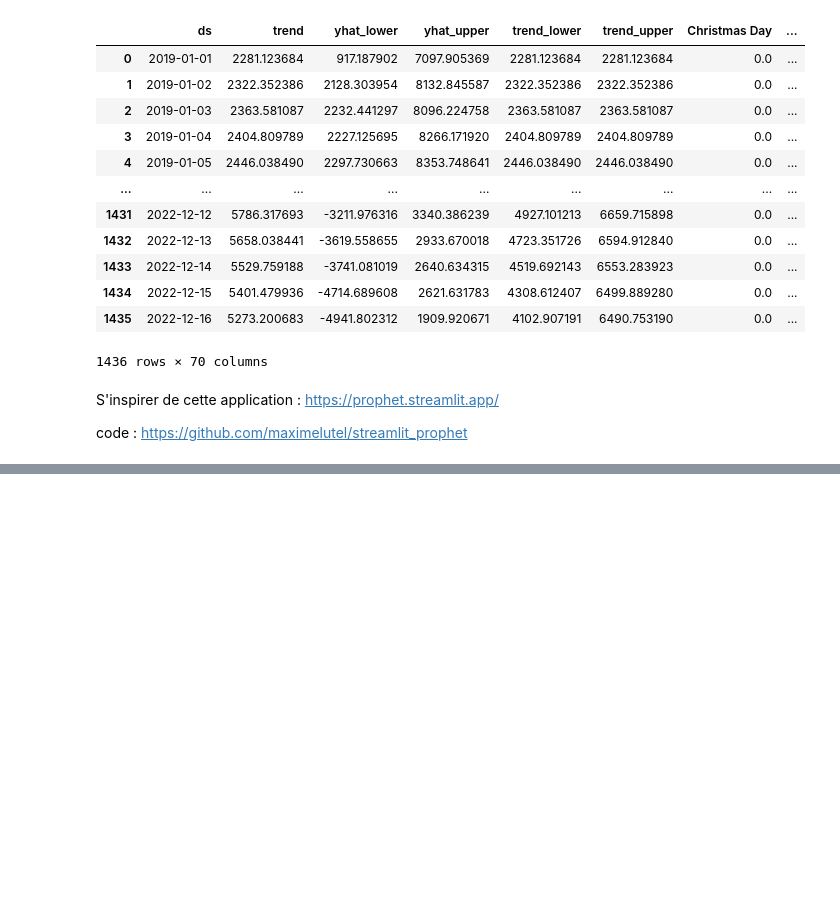
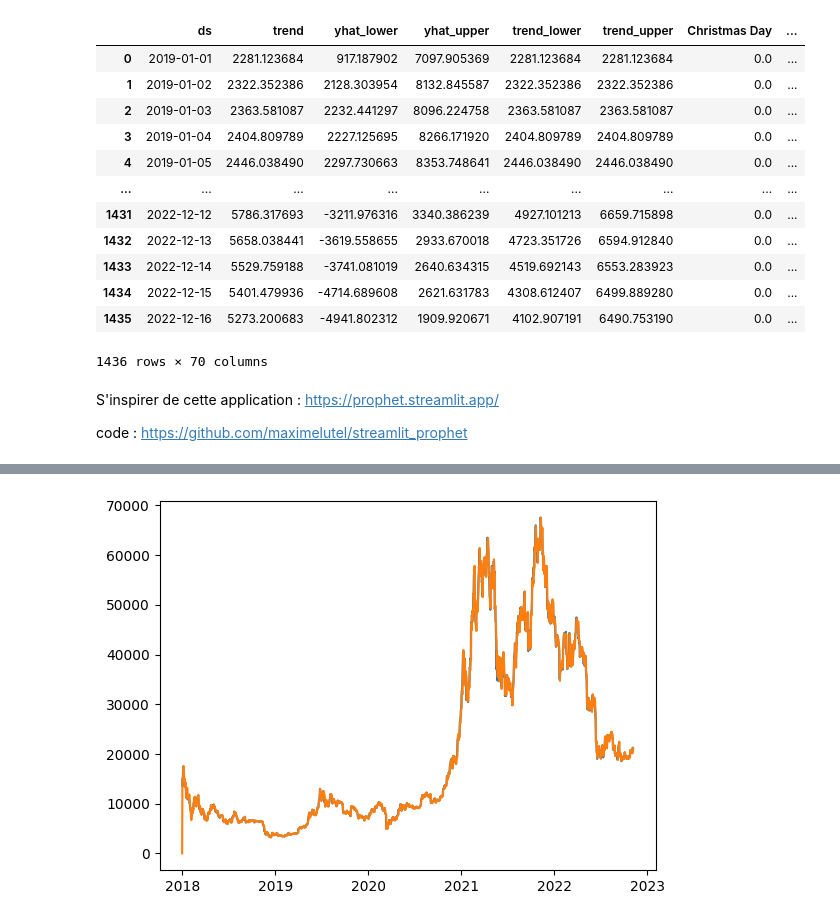
Before and after one commit to JosueAfouda/FinanceAPP, a Jupyter notebook: essai.ipynb, the cells around one changed output, grey strips where cells are left out. Cells and saved outputs as stored; diff of their text form; code cells hidden in the pictures; blank space fills up the shorter version.

```diff
--- a/essai.ipynb
+++ b/essai.ipynb
@@ -718,0 +909,6 @@ code : https://github.com/maximelutel/streamlit_prophet
+# %%
+plt.plot(df_train)
+plt.plot(auto_arima.predict_in_sample())
+plt.show()
+# %% [output]
+[figure, added]
```
Also changed, not shown: parts of 23 cells of this notebook, 5 other files.
